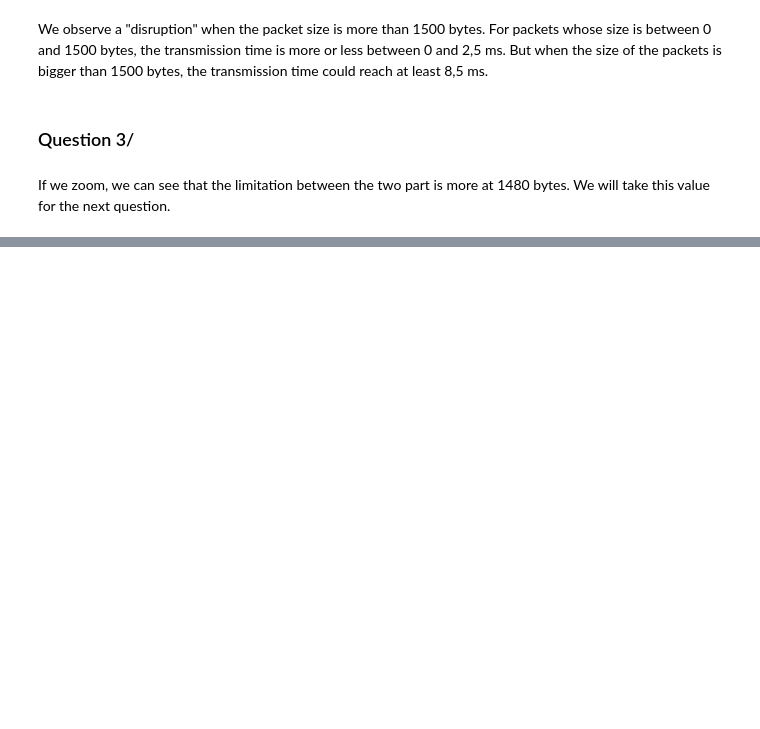
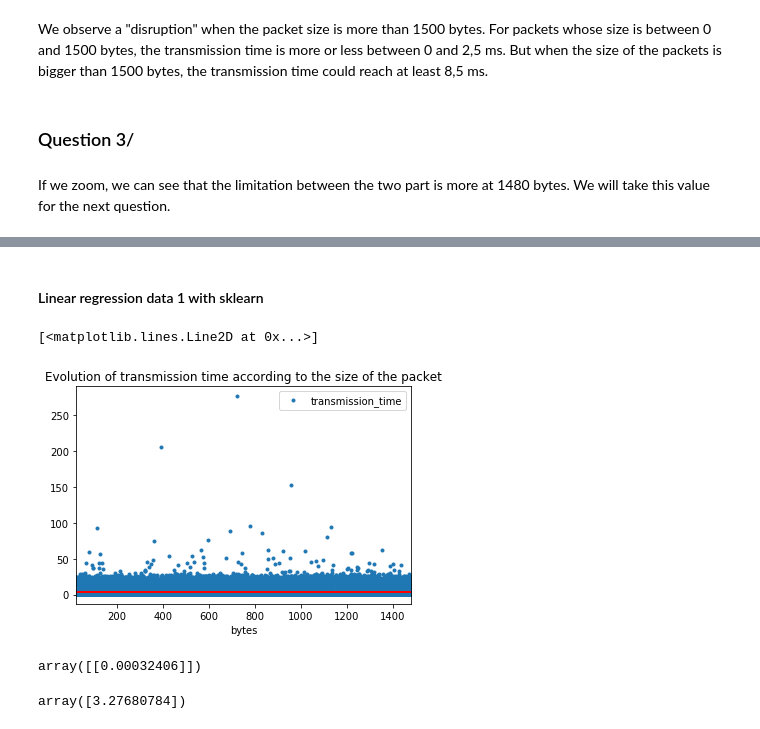
Before and after one commit to MarieBadaroux/Recherche_Reproductible, a Jupyter notebook: Recherche_reproductible_ping.ipynb, the cells around one changed output, grey strips where cells are left out. Cells and saved outputs as stored; diff of their text form; code cells hidden in the pictures; blank space fills up the shorter version.

```diff
--- a/Recherche_reproductible_ping.ipynb
+++ b/Recherche_reproductible_ping.ipynb
@@ -133,0 +133,19 @@ If we zoom, we can see that the limitation between the two part is more at 1480
+# %% [markdown]
+#### Linear regression data 1 with sklearn
+# %%
+linear_regressor = LinearRegression()
+linear_regressor.fit(data_1['bytes'].values.reshape(-1, 1), data_1['transmission_time'].values.reshape(-1, 1))
+Y_pred = linear_regressor.predict(data_1['bytes'].values.reshape(-1, 1))
+data_1.plot(x='bytes', y='transmission_time', title="Evolution of transmission time according to the size of the packet", style='.')
+plt.plot(data_1['bytes'].values.reshape(-1, 1), Y_pred, color='red')
+# %% [output]
+[<matplotlib.lines.Line2D at 0x...>]
+[figure, added]
+# %%
+linear_regressor.coef_
+# %% [output]
+array([[0.00032406]])
+# %%
+linear_regressor.intercept_
+# %% [output]
+array([3.27680784])
```
Also changed, not shown: parts of 10 cells of this notebook.
